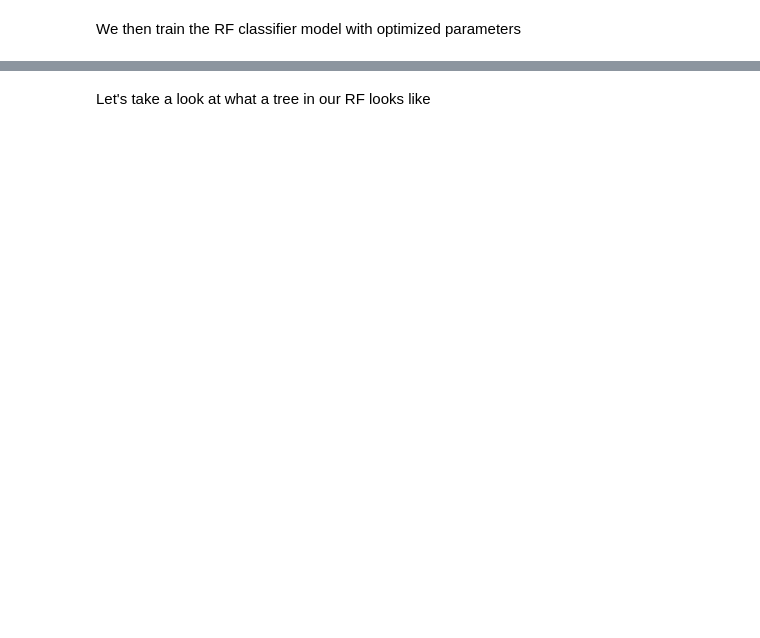
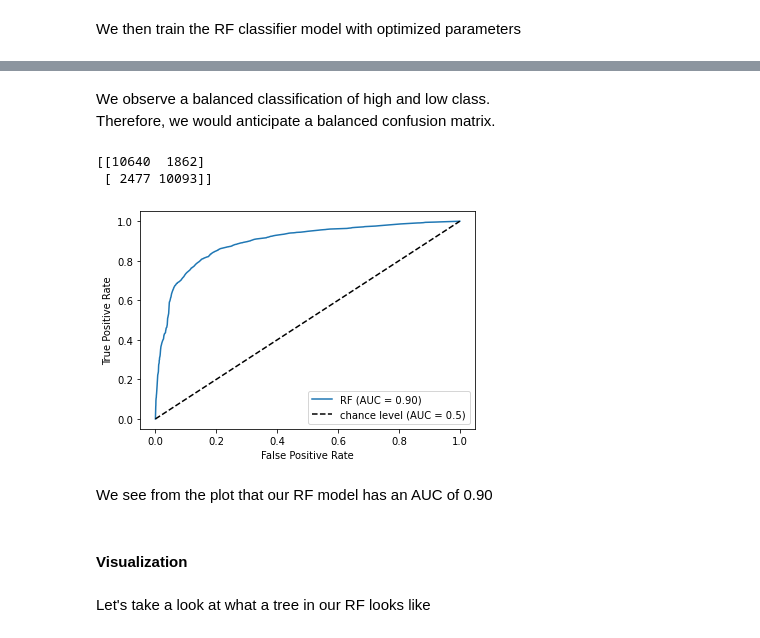
Before and after one commit to shaangao/cog-pred, a Jupyter notebook: proj1.ipynb, the cells around one changed output, grey strips where cells are left out. Cells and saved outputs as stored; diff of their text form; code cells hidden in the pictures; blank space fills up the shorter version.

```diff
--- a/proj1.ipynb
+++ b/proj1.ipynb
@@ -702,0 +767,5 @@ We then train the RF classifier model with optimized parameters
+# %%
+rf_clf.set_params(**{'min_samples_leaf':200})
+rf_clf.fit(X_train, y_train)
+
+print('model accuracy:', round(rf_clf.score(X_test, y_test), 3))
@@ -702,0 +776,5 @@ We then train the RF classifier model with optimized parameters
+# %%
+rf_clf.set_params(**{'min_samples_leaf':500})
+rf_clf.fit(X_train, y_train)
+
+print('model accuracy:', round(rf_clf.score(X_test, y_test), 3))
@@ -702,0 +785,5 @@ We then train the RF classifier model with optimized parameters
+# %%
+rf_clf.set_params(**{'min_samples_leaf':1000})
+rf_clf.fit(X_train, y_train)
+
+print('model accuracy:', round(rf_clf.score(X_test, y_test), 3))
@@ -702,0 +794,5 @@ We then train the RF classifier model with optimized parameters
+# %%
+rf_clf.set_params(**{'min_samples_leaf':1})
+rf_clf.fit(X_train, y_train)
+
+print('model accuracy:', round(rf_clf.score(X_test, y_test), 3))
@@ -703,3 +825,36 @@ We then train the RF classifier model with optimized parameters
+# %% [markdown]
+We observe a balanced classification of high and low class.<br>
+Therefore, we would anticipate a balanced confusion matrix.
+# %%
+# confusion matrix
+from sklearn.metrics import confusion_matrix
+print(confusion_matrix(y_test, y_predict))
+# %% [output]
+[[10640  1862]
+ [ 2477 10093]]
+# %%
+# ROC
+from sklearn.metrics import RocCurveDisplay, roc_curve, auc
+fpr, tpr, thresholds = roc_curve(y_test,
+                                rf_clf.predict_proba(X_test)[:,1])
+roc_auc = auc(fpr, tpr)
+
+display = RocCurveDisplay(fpr=fpr, tpr=tpr, roc_auc=roc_auc,
+                        estimator_name='RF')
+display.plot()
+
+plt.plot([0, 1], [0, 1], "k--", label="chance level (AUC = 0.5)")
+plt.xlabel("False Positive Rate")
+plt.ylabel("True Positive Rate")
+plt.legend()
+
+plt.savefig('figs/roc_rf.png', dpi=200)
+# %% [output]
+[figure, added]
+# %% [markdown]
+We see from the plot that our RF model has an AUC of 0.90
+# %% [markdown]
+#### Visualization
 # %% [markdown]
 Let's take a look at what a tree in our RF looks like
 # %%
```
Also changed, not shown: parts of 55 cells of this notebook, 13 other files.
